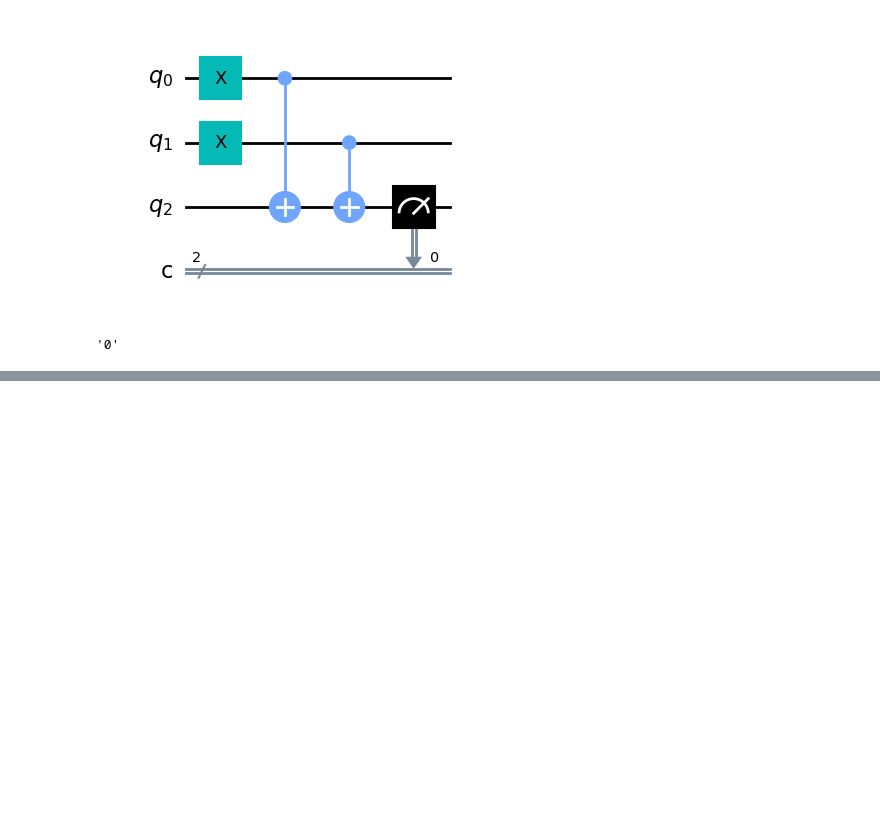
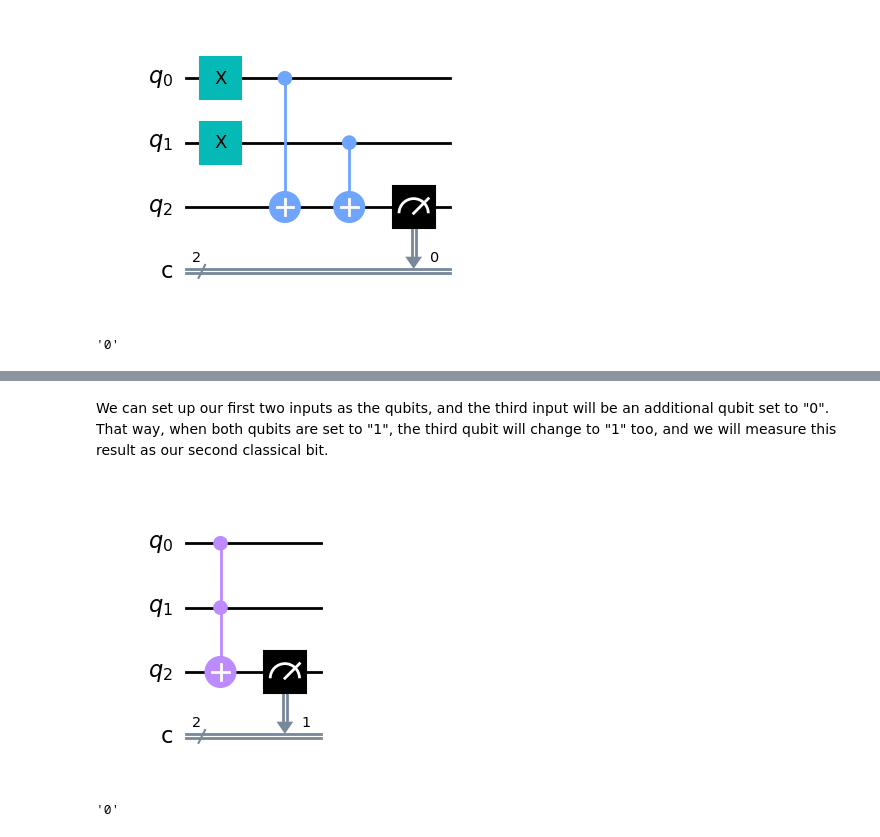
Before and after one commit to DaneshMorales/qubit-adder, a Jupyter notebook: 3_qubit_adder.ipynb, the cells around one changed output, grey strips where cells are left out. Cells and saved outputs as stored; diff of their text form; code cells hidden in the pictures; blank space fills up the shorter version.

```diff
--- a/3_qubit_adder.ipynb
+++ b/3_qubit_adder.ipynb
@@ -109,0 +137,18 @@ list(result.get_counts())[0][-1]
+# %% [markdown]
+We can set up our first two inputs as the qubits, and the third input will be an additional qubit set to "0". That way, when both qubits are set to "1", the third qubit will change to "1" too, and we will measure this result as our second classical bit.
+# %%
+qc = QuantumCircuit(3,2) # creates the circuit
+
+qc.ccx(0,1,2) # applies the Toffoli gate to the two inputs (q0, q1) and a third qubit q2 which will store the desired result
+
+qc.measure(2,1) # measures the result in q2, and saves it as our second classical bit (c1)
+
+qc.draw('mpl') # creates a drawing of the quantum circuit
+# %% [output]
+[figure, added]
+# %%
+job = sim.run(qc)  # run the experiment
+result = job.result()   # get the results
+list(result.get_counts())[0][0]
+# %% [output]
+'0'
```
Also changed, not shown: parts of 37 cells of this notebook.
